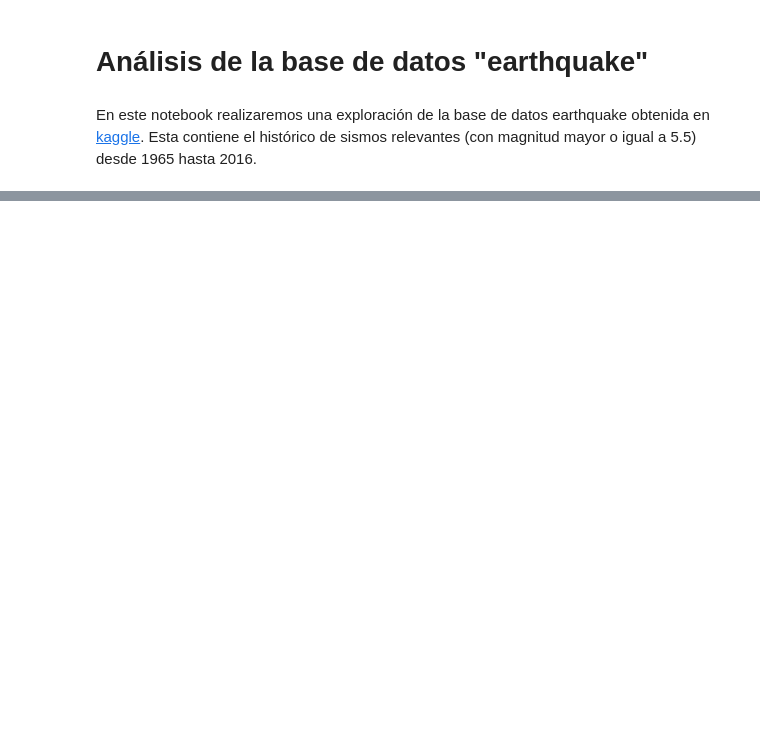
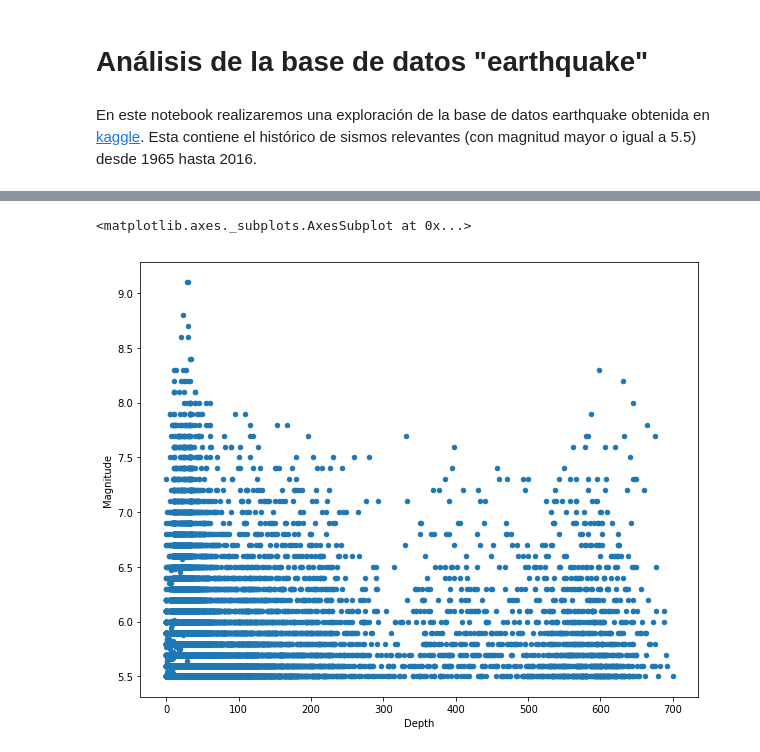
Before and after one commit to luisgrivas/pynotes, a Jupyter notebook: notebooks/earthquake.ipynb, the cells around one changed output, grey strips where cells are left out. Saved outputs shown, nothing was run; the diff lists cells and outputs as text; code cells hidden in the pictures; blank space fills up the shorter version.

```diff
--- a/notebooks/earthquake.ipynb
+++ b/notebooks/earthquake.ipynb
@@ -53,5 +57,6 @@ Status              0.000000
 dtype: float64
 # %%
-sismo = (sismo.loc[:,['Date', 'Time', 'Latitude', 'Longitude', 'Type', 'Depth', 'Magnitude', 'Magnitude Type',
-                             'ID', 'Source', 'Location Source', 'Magnitude Source', 'Status']]
-         .set_index('Date'))
+sismo = (sismo.loc[:,['Date', 'Time', 'Latitude', 'Longitude', 'Type', 'Depth', 'Magnitude',
+                      'Magnitude Type', 'ID', 'Source', 'Location Source', 'Magnitude Source', 'Status']]
+         .rename(index=str, columns={'Location Source': 'Location_Source', 'Magnitude Source': 'Magnitude_Source',
+                                     'Magnitude Type': 'Magnitude_Type'}))
@@ -112,0 +72,5 @@ Index(['Date', 'Time', 'Latitude', 'Longitude', 'Type', 'Depth', 'Depth Error',
+# %%
+sismo.plot('Depth', 'Magnitude', kind='scatter', figsize=(10,8))
+# %% [output]
+<matplotlib.axes._subplots.AxesSubplot at 0x...>
+[figure, added]
```
Also changed, not shown: parts of 8 cells of this notebook.
